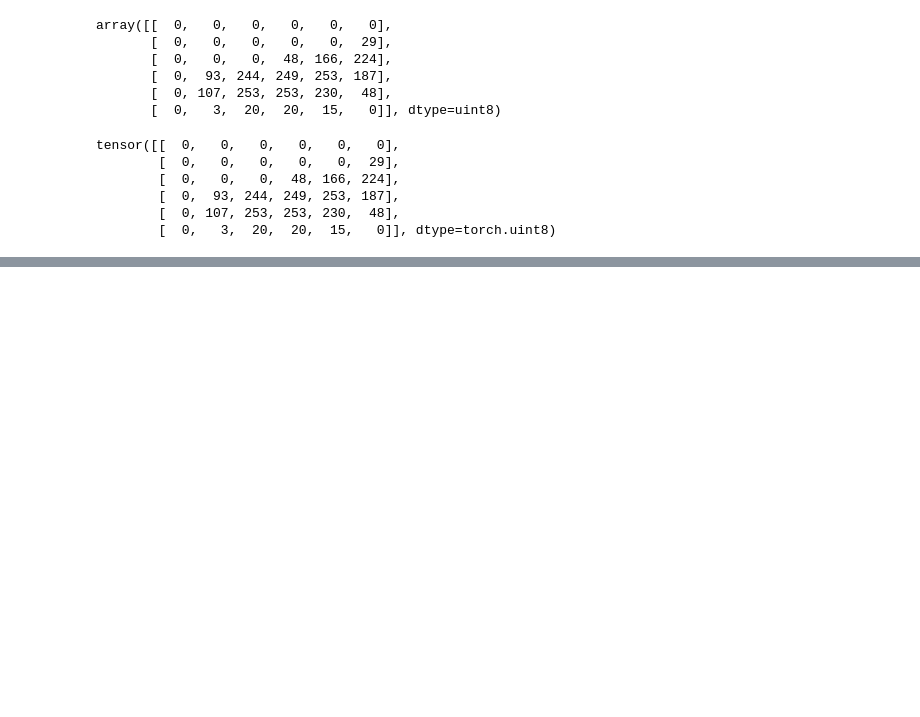
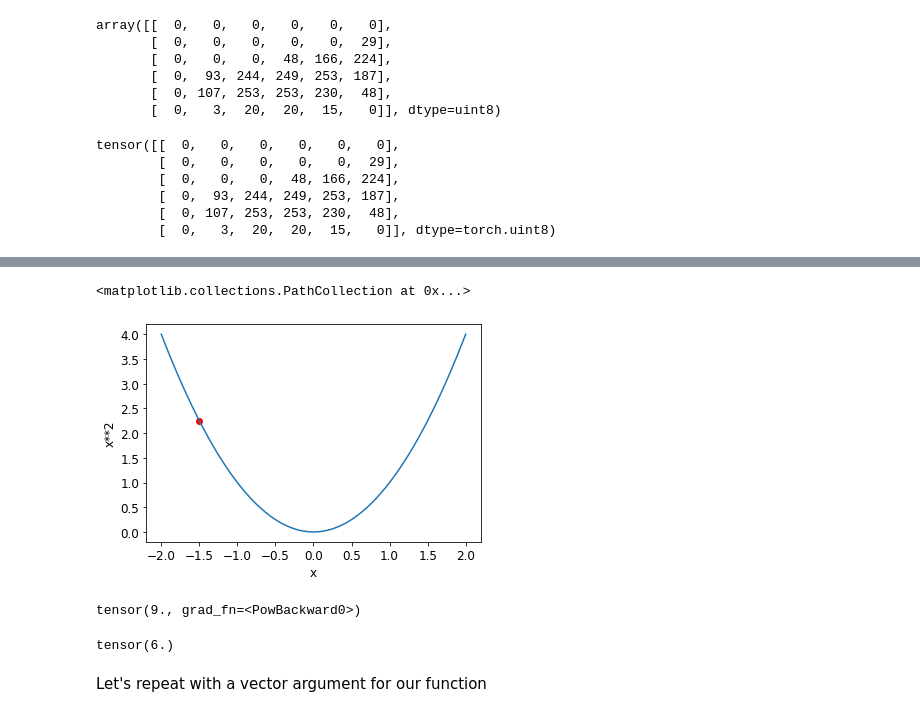
Before and after one commit to bwbelljr/fastaiv2, a Jupyter notebook: Lesson 3, part 2.ipynb, the cells around one changed output, grey strips where cells are left out. Cells and saved outputs as stored; diff of their text form; code cells hidden in the pictures; blank space fills up the shorter version.

```diff
--- a/Lesson 3, part 2.ipynb
+++ b/Lesson 3, part 2.ipynb
@@ -97,0 +347,8 @@ tensor([[  0,   0,   0,   0,   0,   0],
+# %%
+# We start by picking a random value for a parameter and calculating
+# the value of the loss
+plot_function(f, 'x', 'x**2')
+plt.scatter(-1.5, f(-1.5), color='red')
+# %% [output]
+<matplotlib.collections.PathCollection at 0x...>
+[figure, added]
@@ -97,0 +358,5 @@ tensor([[  0,   0,   0,   0,   0,   0],
+# %%
+yt = f(xt)
+yt
+# %% [output]
+tensor(9., grad_fn=<PowBackward0>)
@@ -97,0 +366,6 @@ tensor([[  0,   0,   0,   0,   0,   0],
+# %%
+xt.grad
+# %% [output]
+tensor(6.)
+# %% [markdown]
+Let's repeat with a vector argument for our function
```
Also changed, not shown: parts of 74 cells of this notebook.
